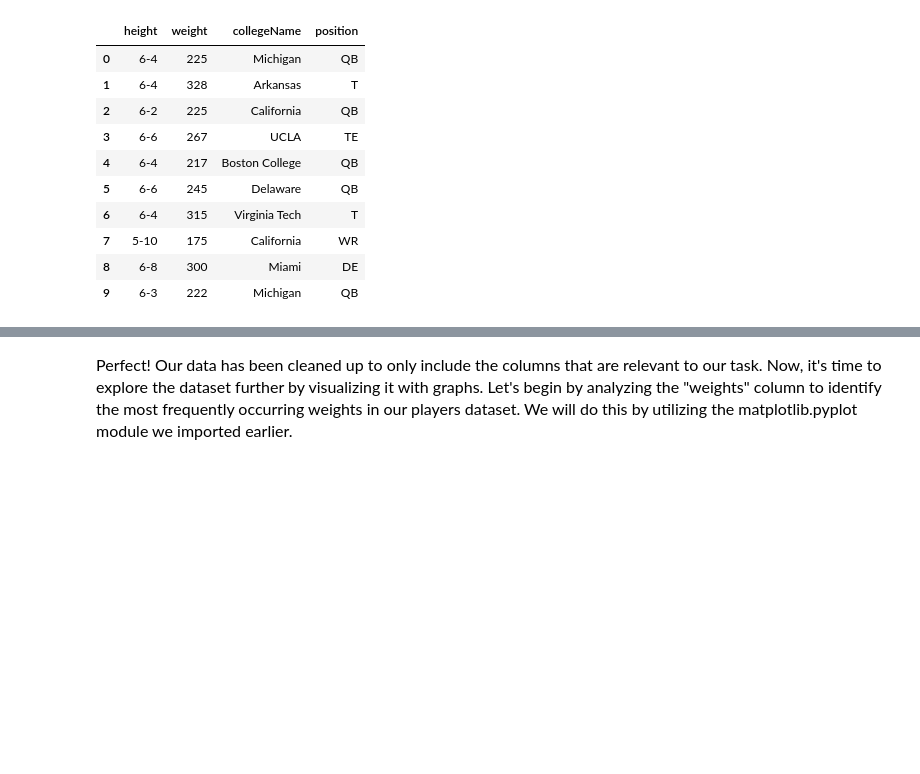
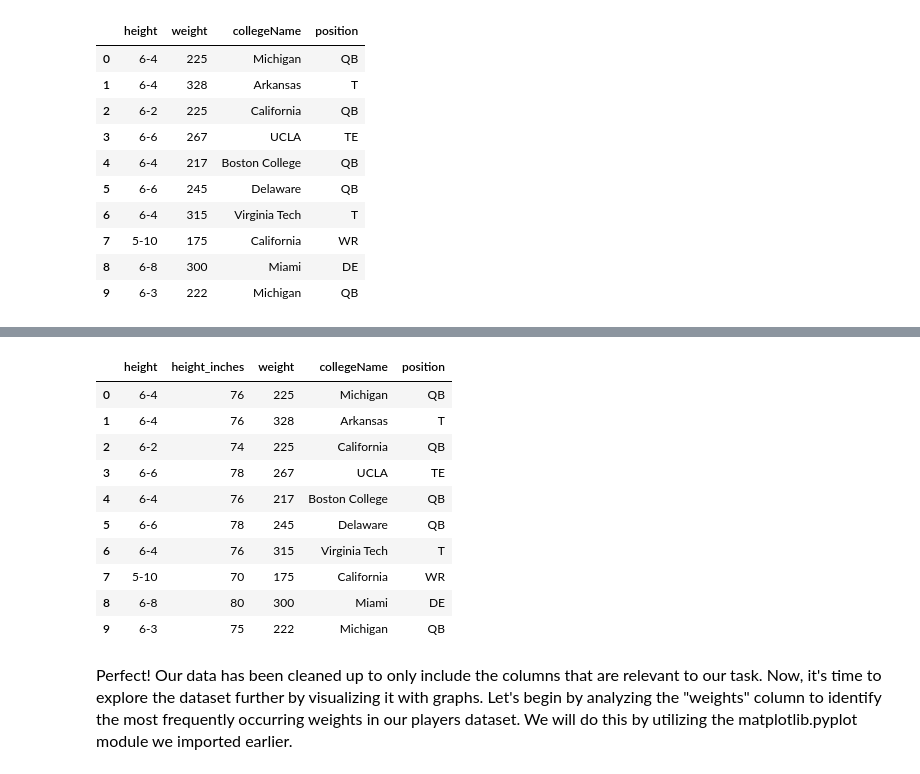
Before and after one commit to glaframb71/CS39AA-Project, a Jupyter notebook: 39aa-project.ipynb, the cells around one changed output, grey strips where cells are left out. Saved outputs shown, nothing was run; the diff lists cells and outputs as text; code cells hidden in the pictures; blank space fills up the shorter version.

```diff
--- a/39aa-project.ipynb
+++ b/39aa-project.ipynb
@@ -56,3 +69,17 @@ players.head(10)
+# %%
+players.head(10)
+# %% [output]
+|  | height | height_inches | weight | collegeName | position |
+| 0 | 6-4 | 76 | 225 | Michigan | QB |
+| 1 | 6-4 | 76 | 328 | Arkansas | T |
+| 2 | 6-2 | 74 | 225 | California | QB |
+| 3 | 6-6 | 78 | 267 | UCLA | TE |
+| 4 | 6-4 | 76 | 217 | Boston College | QB |
+| 5 | 6-6 | 78 | 245 | Delaware | QB |
+| 6 | 6-4 | 76 | 315 | Virginia Tech | T |
+| 7 | 5-10 | 70 | 175 | California | WR |
+| 8 | 6-8 | 80 | 300 | Miami | DE |
+| 9 | 6-3 | 75 | 222 | Michigan | QB |
 # %% [markdown]
 <font size ="3">Perfect! Our data has been cleaned up to only include the columns that are relevant to our task. Now, it's time to explore the dataset further by visualizing it with graphs. Let's begin by analyzing the "weights" column to identify the most frequently occurring weights in our players dataset. We will do this by utilizing the matplotlib.pyplot module we imported earlier.</font>
 # %%
```
Also changed, not shown: parts of 7 cells of this notebook.
